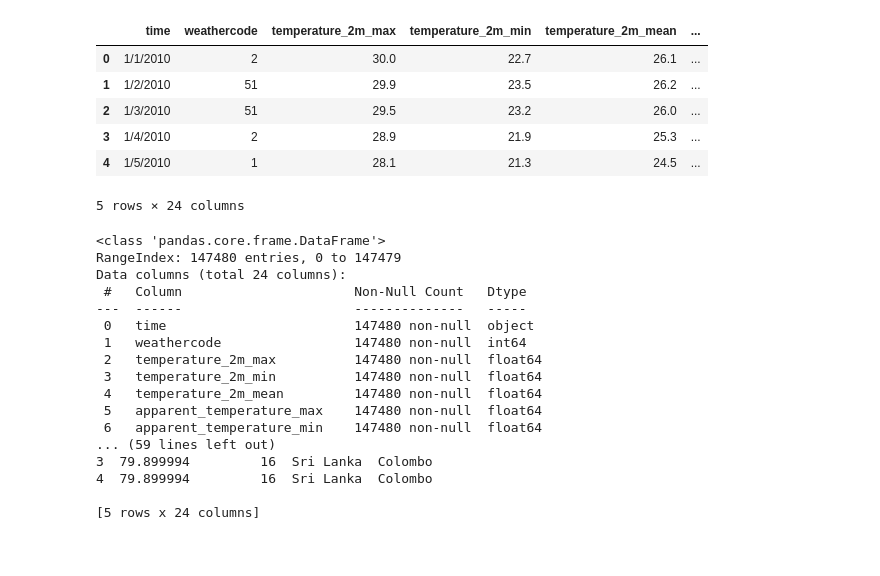
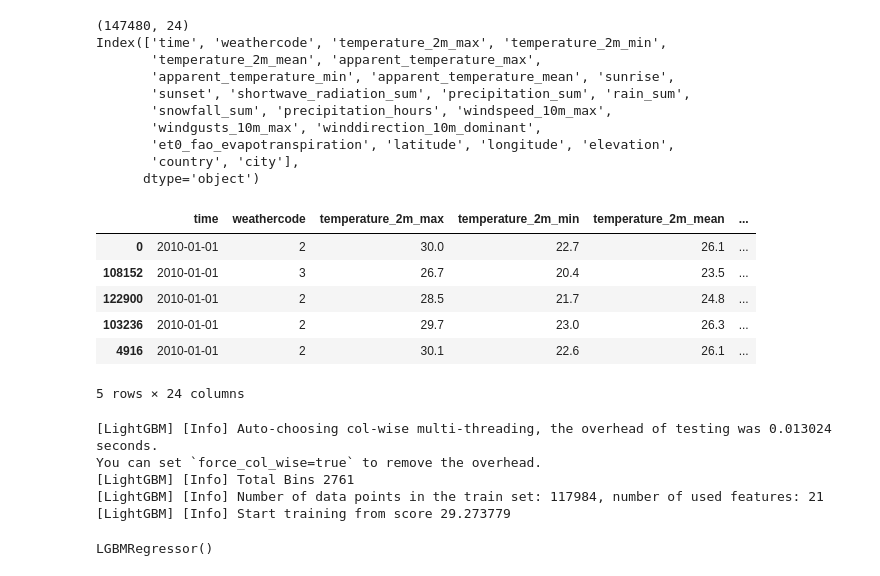
Before and after one commit to HEMUsrimal/Smart-weather-prediction-system-using-ML-, a Jupyter notebook: notebooks/01_lightgbm_model.ipynb, the cells around one changed output. Saved outputs shown, nothing was run; the diff lists cells and outputs as text; code cells hidden in the pictures.

Commit message:
Train LightGBM model on weather dataset and evaluate performance

```diff
--- a/notebooks/01_lightgbm_model.ipynb
+++ b/notebooks/01_lightgbm_model.ipynb
@@ -8,35 +8,45 @@ import seaborn as sns
 from sklearn.model_selection import train_test_split, TimeSeriesSplit
 from sklearn.metrics import mean_absolute_error, mean_squared_error
 # %%
-data = pd.read_csv('../data/weather.csv')
+df = pd.read_csv('../data/weather.csv')
 
-data.head()
+# Convert time column to datetime
+df['time'] = pd.to_datetime(df['time'])
+
+# Sort data by time (important for time series)
+df = df.sort_values('time')
+
+# Quick overview
+print(df.shape)
+print(df.columns)
+df.head()
 # %% [output]
+(147480, 24)
+Index(['time', 'weathercode', 'temperature_2m_max', 'temperature_2m_min',
+       'temperature_2m_mean', 'apparent_temperature_max',
+       'apparent_temperature_min', 'apparent_temperature_mean', 'sunrise',
+       'sunset', 'shortwave_radiation_sum', 'precipitation_sum', 'rain_sum',
+       'snowfall_sum', 'precipitation_hours', 'windspeed_10m_max',
+       'windgusts_10m_max', 'winddirection_10m_dominant',
+       'et0_fao_evapotranspiration', 'latitude', 'longitude', 'elevation',
+       'country', 'city'],
+      dtype='object')
 |  | time | weathercode | temperature_2m_max | temperature_2m_min | temperature_2m_mean | ... |
-| 0 | 1/1/2010 | 2 | 30.0 | 22.7 | 26.1 | ... |
-| 1 | 1/2/2010 | 51 | 29.9 | 23.5 | 26.2 | ... |
-| 2 | 1/3/2010 | 51 | 29.5 | 23.2 | 26.0 | ... |
-| 3 | 1/4/2010 | 2 | 28.9 | 21.9 | 25.3 | ... |
-| 4 | 1/5/2010 | 1 | 28.1 | 21.3 | 24.5 | ... |
+| 0 | 2010-01-01 | 2 | 30.0 | 22.7 | 26.1 | ... |
+| 108152 | 2010-01-01 | 3 | 26.7 | 20.4 | 23.5 | ... |
+| 122900 | 2010-01-01 | 2 | 28.5 | 21.7 | 24.8 | ... |
+| 103236 | 2010-01-01 | 2 | 29.7 | 23.0 | 26.3 | ... |
+| 4916 | 2010-01-01 | 2 | 30.1 | 22.6 | 26.1 | ... |
-5 rows × 24 columns
+5 rows × 24 columns
 # %%
-print(data.info())
-print(data.head())
+# Extract date features
+df['day'] = df['time'].dt.day
+df['month'] = df['time'].dt.month
+df['year'] = df['time'].dt.year
+df['dayofweek'] = df['time'].dt.dayofweek
+
+# Drop columns that are not useful or non-numeric
+df = df.drop(columns=['time', 'sunrise', 'sunset', 'country', 'city'])
+
+# Drop rows with NaNs if any
+df = df.dropna()
-# %% [output]
-<class 'pandas.core.frame.DataFrame'>
-RangeIndex: 147480 entries, 0 to 147479
-Data columns (total 24 columns):
- #   Column                      Non-Null Count   Dtype
----  ------                      --------------   -----
- 0   time                        147480 non-null  object
- 1   weathercode                 147480 non-null  int64
- 2   temperature_2m_max          147480 non-null  float64
- 3   temperature_2m_min          147480 non-null  float64
- 4   temperature_2m_mean         147480 non-null  float64
- 5   apparent_temperature_max    147480 non-null  float64
- 6   apparent_temperature_min    147480 non-null  float64
-... (59 lines left out)
-3  79.899994         16  Sri Lanka  Colombo
-4  79.899994         16  Sri Lanka  Colombo
-
-[5 rows x 24 columns]
@@ -42,0 +59,10 @@ Data columns (total 24 columns):
+# %%
+model = lgb.LGBMRegressor()
+model.fit(X_train, y_train)
+# %% [output]
+[LightGBM] [Info] Auto-choosing col-wise multi-threading, the overhead of testing was 0.013024 seconds.
+You can set `force_col_wise=true` to remove the overhead.
+[LightGBM] [Info] Total Bins 2761
+[LightGBM] [Info] Number of data points in the train set: 117984, number of used features: 21
+[LightGBM] [Info] Start training from score 29.273779
+LGBMRegressor()
```
Also changed, not shown: parts of 4 cells of this notebook.
